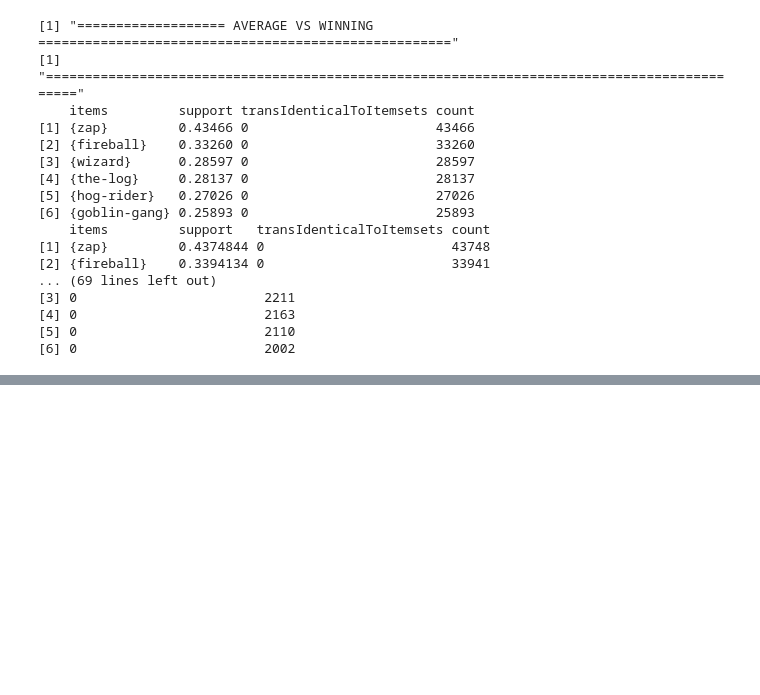
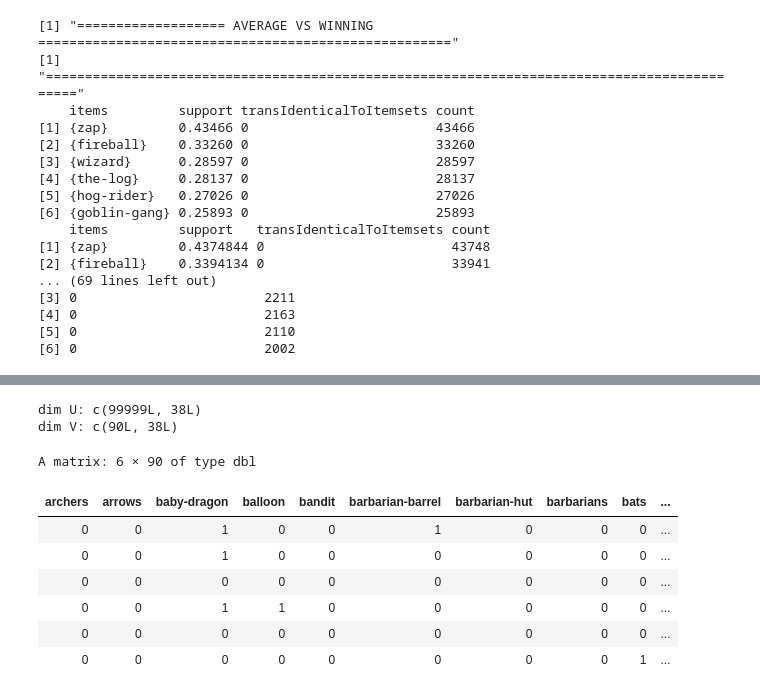
Before and after one commit to bieganski/data-mining, a Jupyter notebook: ex1/solution.ipynb, the cells around one changed output, grey strips where cells are left out. Drawn from its saved outputs; the diff is of its cells as text; code cells hidden in the pictures; blank space fills up the shorter version.

```diff
--- a/ex1/solution.ipynb
+++ b/ex1/solution.ipynb
@@ -270,0 +293,3 @@ Very interesting observation we have done - **frequent sets of winning games con
+# %%
+winning_matrix = as(items(winningTransactions), "matrix")
+dim(winning_matrix)
@@ -270,0 +298,2 @@ Very interesting observation we have done - **frequent sets of winning games con
+# %%
+ratingsDataSVD = svd(winning_matrix)
@@ -270,0 +323,35 @@ Very interesting observation we have done - **frequent sets of winning games con
+# %%
+NUM_CONCEPTS = 38
+names(ratingsDataSVD$d) = paste("concept", 1:NUM_CONCEPTS, sep = "")
+# we will use only NUM_CONCEPTS best concepts.
+
+rownames(ratingsDataSVD$v) = colnames(winning_matrix)
+colnames(ratingsDataSVD$v) = paste("concept", 1:90, sep = "")
+# movies with a high absolute value in a column have a strong association with the corresponding concept
+# round(ratingsDataSVD$v, 3)
+
+rownames(ratingsDataSVD$u) = rownames(winning_matrix)
+colnames(ratingsDataSVD$u) = paste("concept", 1:90, sep = "")
+# # analogically, persons with a high absolute value in a column have a stron association with the corresponding concept
+
+
+D = diag(ratingsDataSVD$d[1:NUM_CONCEPTS])
+V = ratingsDataSVD$v[,1:NUM_CONCEPTS]
+U = ratingsDataSVD$u[,1:NUM_CONCEPTS]
+
+p("dim U: { deparse(dim(U)) }")
+p("dim V: { deparse(dim(V)) }")
+# %% [output]
+dim U: c(99999L, 38L)
+dim V: c(90L, 38L)
+# %%
+head(round(U %*% D %*% t(V)))
+# %% [output]
+A matrix: 6 × 90 of type dbl
+| archers | arrows | baby-dragon | balloon | bandit | barbarian-barrel | barbarian-hut | barbarians | bats | ... |
+| 0 | 0 | 1 | 0 | 0 | 1 | 0 | 0 | 0 | ... |
+| 0 | 0 | 1 | 0 | 0 | 0 | 0 | 0 | 0 | ... |
+| 0 | 0 | 0 | 0 | 0 | 0 | 0 | 0 | 0 | ... |
+| 0 | 0 | 1 | 1 | 0 | 0 | 0 | 0 | 0 | ... |
+| 0 | 0 | 0 | 0 | 0 | 0 | 0 | 0 | 0 | ... |
+| 0 | 0 | 0 | 0 | 0 | 0 | 0 | 0 | 1 | ... |
```
Also changed, not shown: parts of 9 cells of this notebook.
